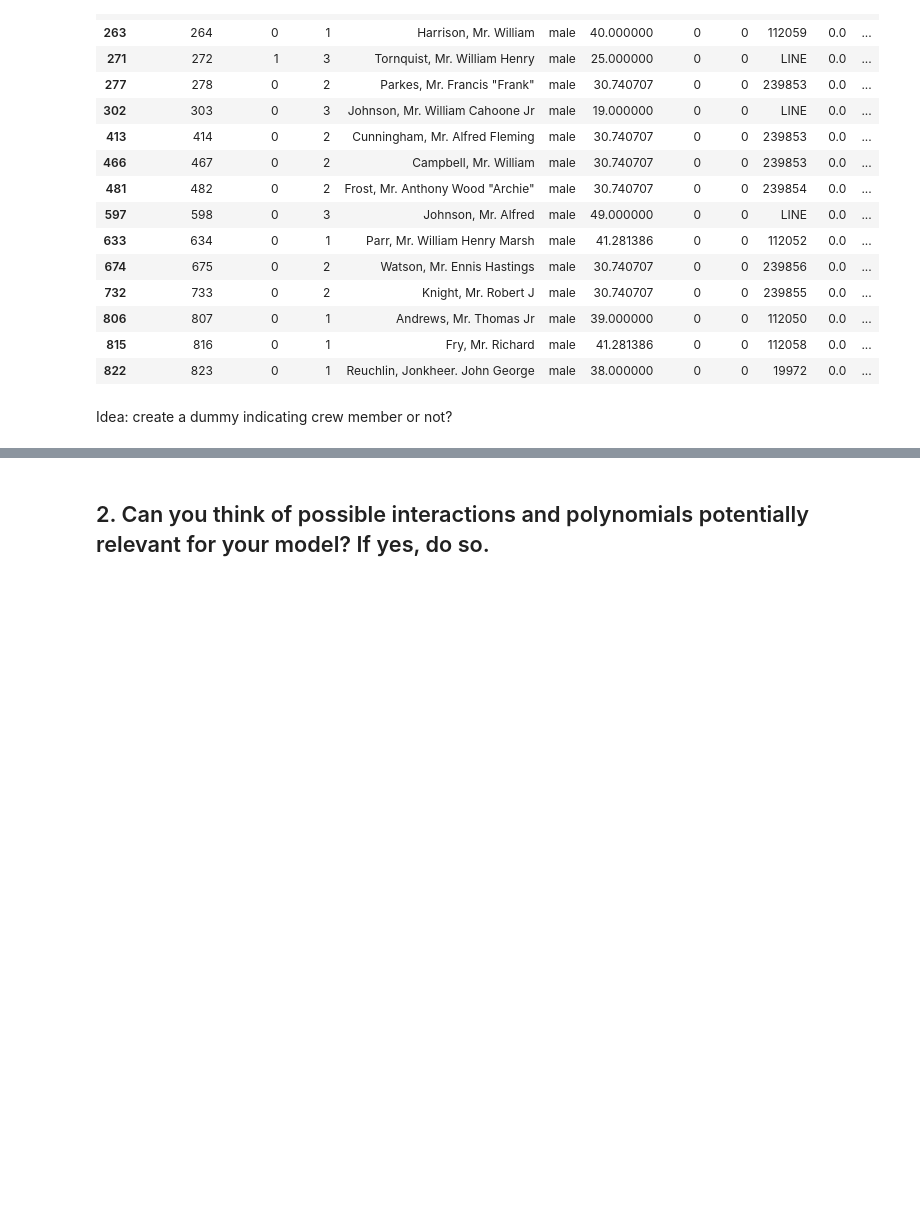
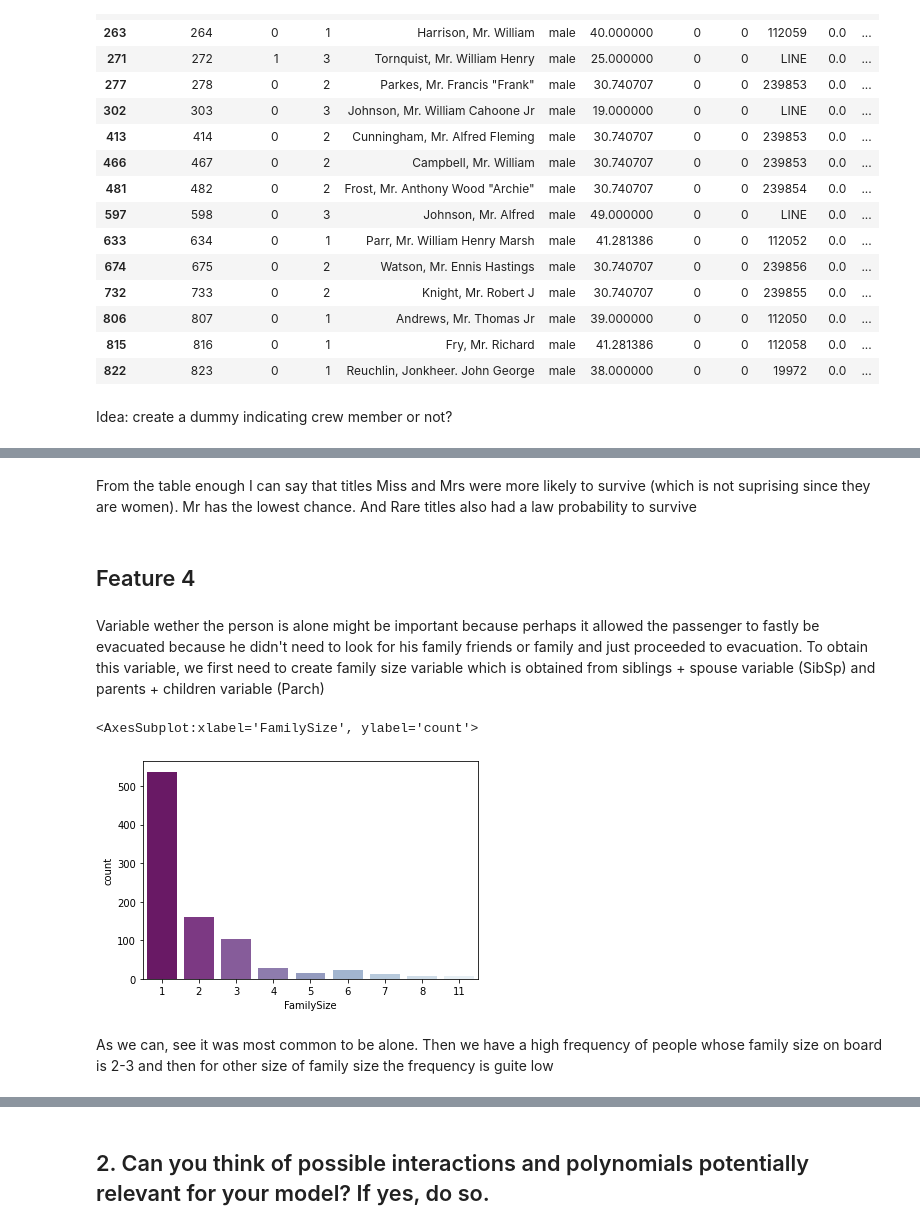
Before and after one commit to adamvig96/ML-for-NLP, a Jupyter notebook: Assignment-1/Assignment-1.ipynb, the cells around one changed output, grey strips where cells are left out. Saved outputs shown, nothing was run; the diff lists cells and outputs as text; code cells hidden in the pictures; blank space fills up the shorter version.

```diff
--- a/Assignment-1/Assignment-1.ipynb
+++ b/Assignment-1/Assignment-1.ipynb
@@ -221,0 +307,6 @@ Idea: create a dummy indicating crew member or not?
+# %% [markdown]
+From the table enough I can say that titles Miss and Mrs were more likely to survive (which is not suprising since they are women). Mr has the lowest chance. And Rare titles also had a law probability to survive
+# %% [markdown]
+## Feature 4
+# %% [markdown]
+Variable wether the person is alone might be important because perhaps it allowed the passenger to fastly be evacuated because he didn't need to look for his family friends or family and just proceeded to evacuation. To obtain this variable, we first need to create family size variable which is obtained from siblings + spouse variable (SibSp) and parents + children variable (Parch)
@@ -221,0 +316,8 @@ Idea: create a dummy indicating crew member or not?
+# %%
+#let's built countplot for this variable
+sns.countplot(x = 'FamilySize', data = train,palette='BuPu_r')
+# %% [output]
+<AxesSubplot:xlabel='FamilySize', ylabel='count'>
+[figure, added]
+# %% [markdown]
+As we can, see it was most common to be alone. Then we have a high frequency of people whose family size on board is 2-3 and then for other size of family size the frequency is guite low
```
Also changed, not shown: parts of 89 cells of this notebook.
